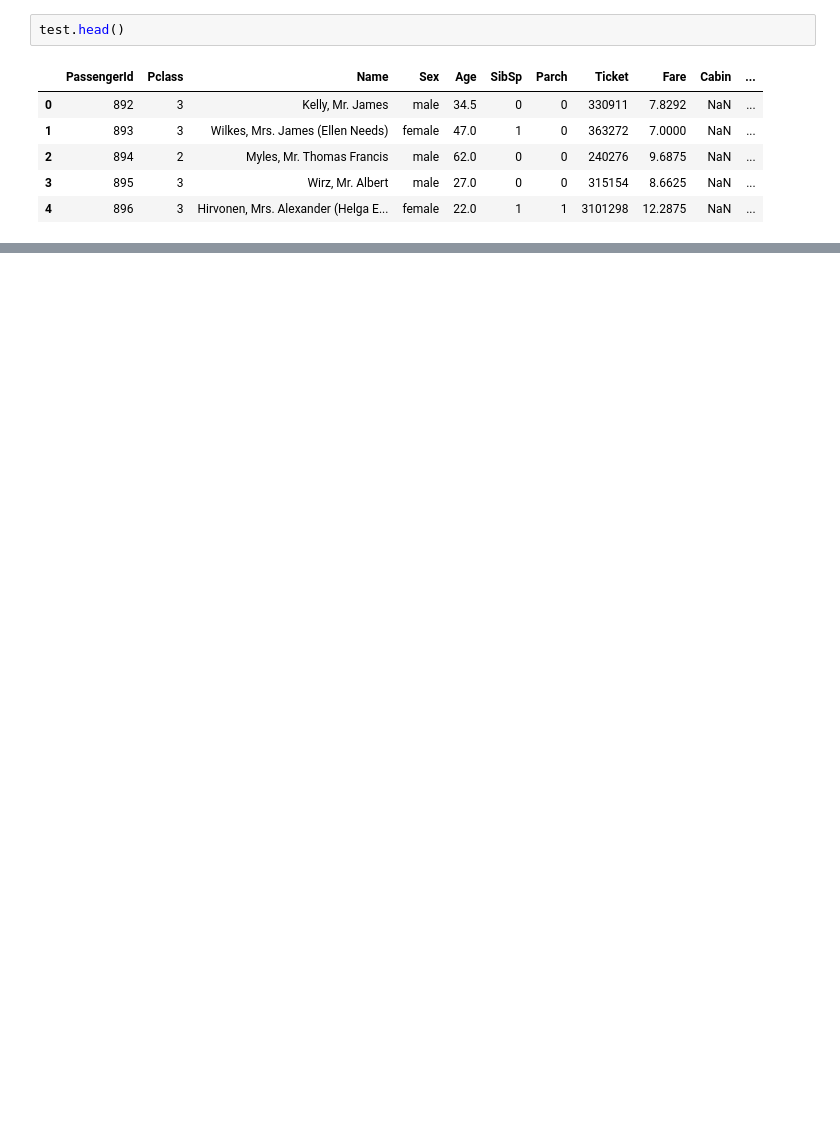
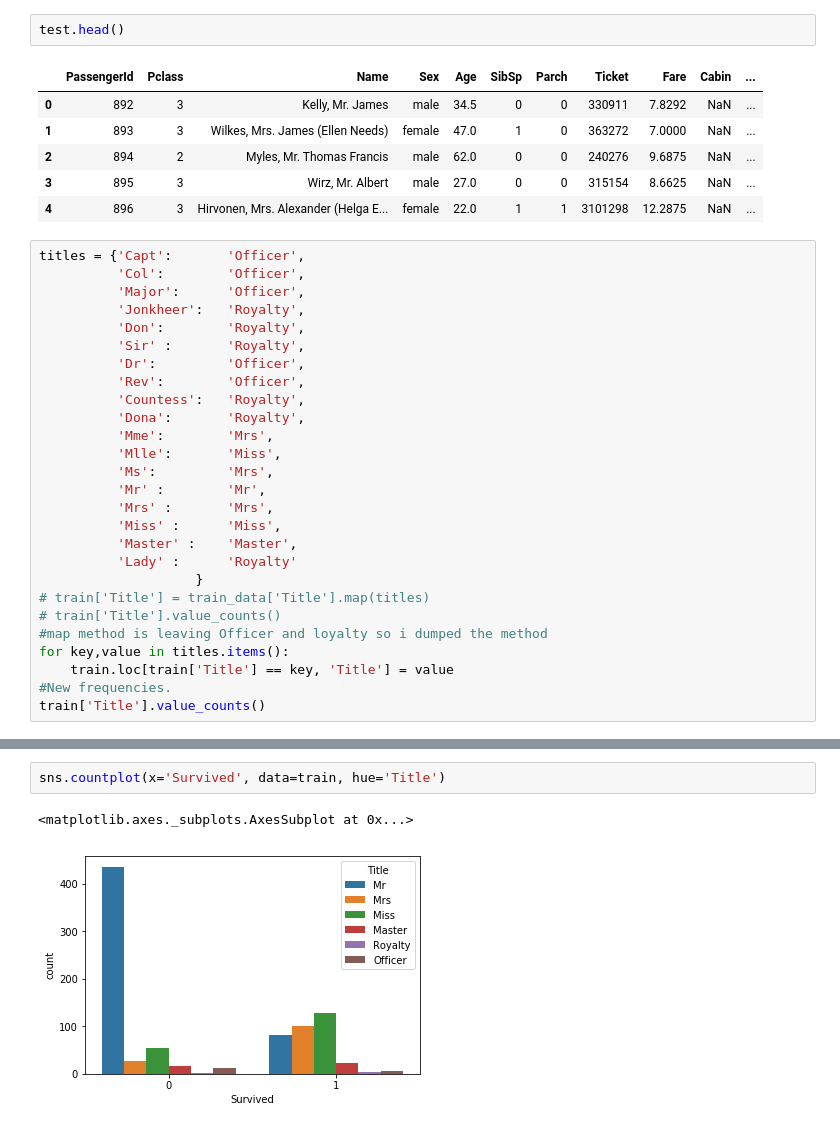
Before and after one commit to timmwrite/Titanic-passenger-data-prediction, a Jupyter notebook: Titanic passenger data prediction.ipynb, the cells around one changed output, grey strips where cells are left out. Drawn from its saved outputs; the diff is of its cells as text; blank space fills up the shorter version.

```diff
--- a/Titanic passenger data prediction.ipynb
+++ b/Titanic passenger data prediction.ipynb
@@ -115,3 +119,30 @@ test.head()
 | 2 | 894 | 2 | Myles, Mr. Thomas Francis | male | 62.0 | 0 | 0 | 240276 | 9.6875 | NaN | ... |
 | 3 | 895 | 3 | Wirz, Mr. Albert | male | 27.0 | 0 | 0 | 315154 | 8.6625 | NaN | ... |
 | 4 | 896 | 3 | Hirvonen, Mrs. Alexander (Helga E... | female | 22.0 | 1 | 1 | 3101298 | 12.2875 | NaN | ... |
+# %%
+titles = {'Capt':       'Officer',
+          'Col':        'Officer',
+          'Major':      'Officer',
+          'Jonkheer':   'Royalty',
+          'Don':        'Royalty',
+          'Sir' :       'Royalty',
+          'Dr':         'Officer',
+          'Rev':        'Officer',
+          'Countess':   'Royalty',
+          'Dona':       'Royalty',
+          'Mme':        'Mrs',
+          'Mlle':       'Miss',
+          'Ms':         'Mrs',
+          'Mr' :        'Mr',
+          'Mrs' :       'Mrs',
+          'Miss' :      'Miss',
+          'Master' :    'Master',
+          'Lady' :      'Royalty'
+                    }
+# train['Title'] = train_data['Title'].map(titles)
+# train['Title'].value_counts()
+#map method is leaving Officer and loyalty so i dumped the method
+for key,value in titles.items():
+    train.loc[train['Title'] == key, 'Title'] = value
+#New frequencies.
+train['Title'].value_counts()
@@ -117,0 +173,5 @@ test.head()
+# %%
+sns.countplot(x='Survived', data=train, hue='Title')
+# %% [output]
+<matplotlib.axes._subplots.AxesSubplot at 0x...>
+[figure, added]
```
Also changed, not shown: parts of 26 cells of this notebook.
